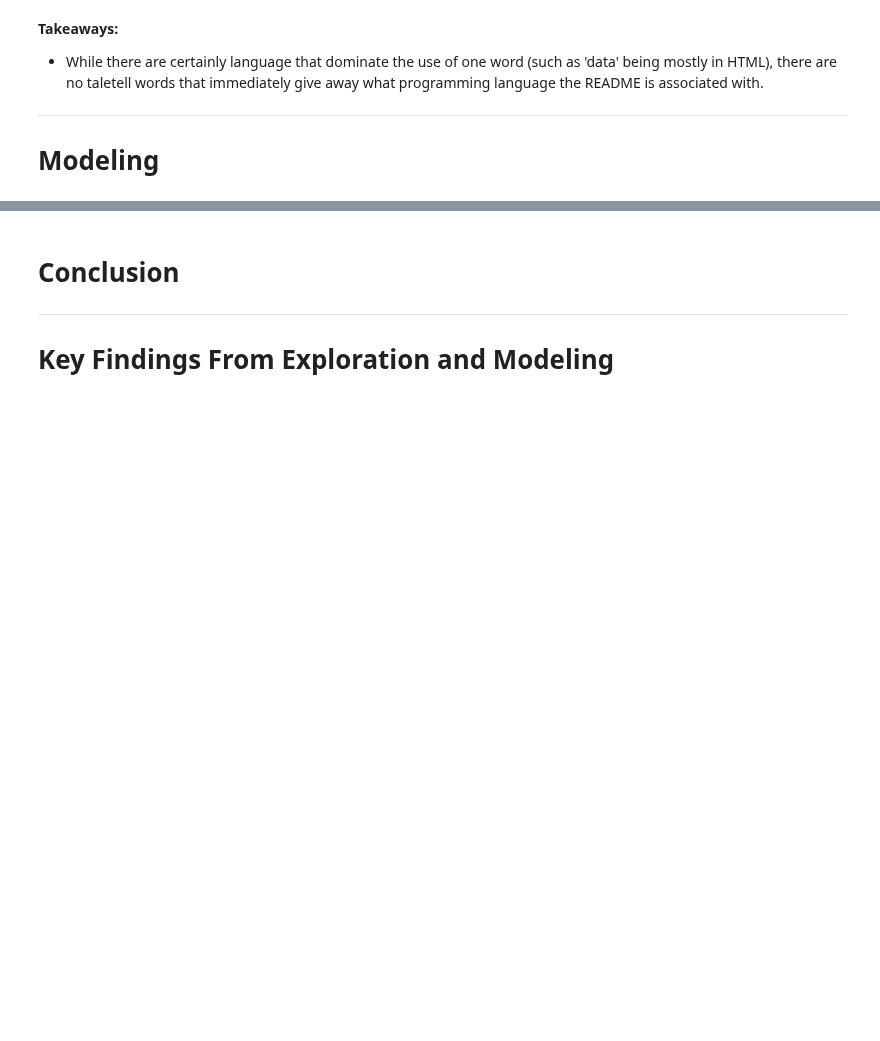
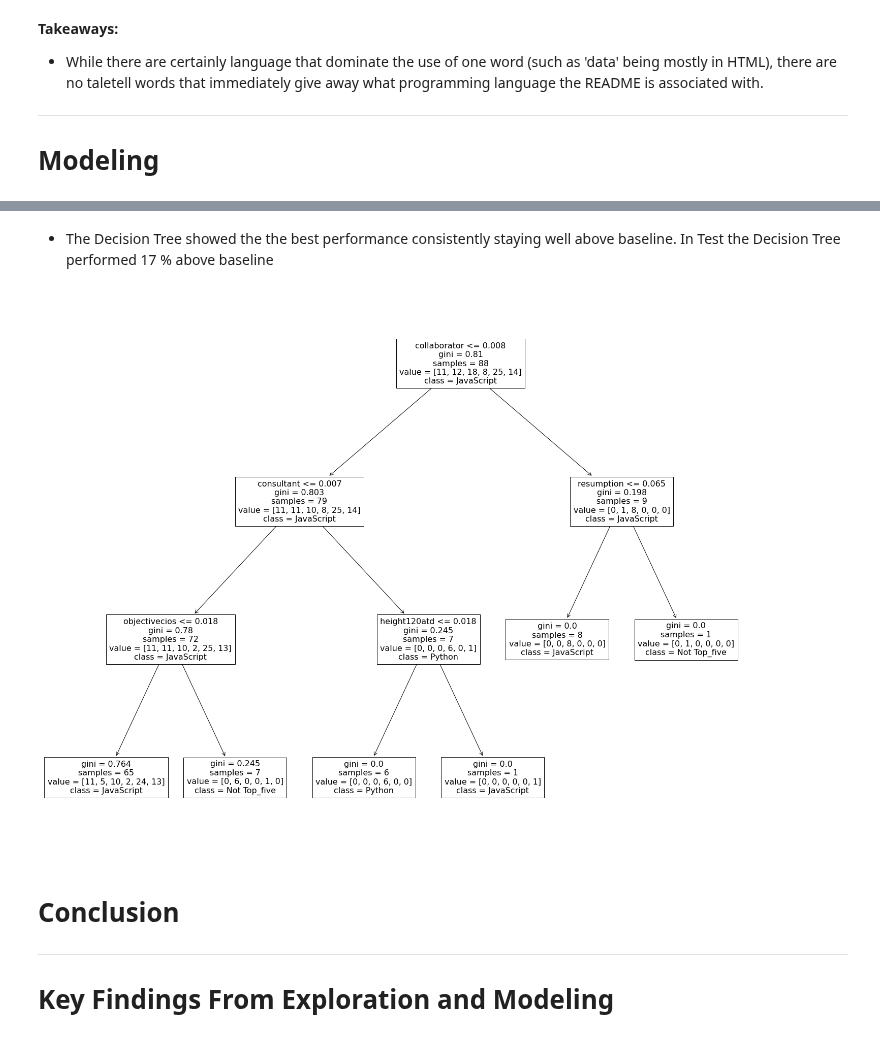
Before and after one commit to codeup-nlp/nlp-project, a Jupyter notebook: final_report.ipynb, the cells around one changed output, grey strips where cells are left out. Drawn from its saved outputs; the diff is of its cells as text; code cells hidden in the pictures; blank space fills up the shorter version.

```diff
--- a/final_report.ipynb
+++ b/final_report.ipynb
@@ -274,3 +274,28 @@ plt.show()
 * While there are certainly language that dominate the use of one word (such as 'data' being mostly in HTML), there are no taletell words that immediately give away what programming language the README is associated with.
 -----------
 # Modeling
+# %%
+# DummyClassifier from sklearn is used to create a baseline accuracy.
+from sklearn.dummy import DummyClassifier
+# TfidfVectorizer is used to create a sparce matrices of tf-idf scores to run through modeling
+from sklearn.feature_extraction.text import TfidfVectorizer
+# Import to split the data into train, test, split
+from sklearn.model_selection import train_test_split
+# Import to model the data
+from sklearn.tree import DecisionTreeClassifier, plot_tree
+from sklearn.ensemble import RandomForestClassifier
+from sklearn.neighbors import KNeighborsClassifier
+from sklearn.linear_model import LogisticRegression
+# Import to understand the data modeling scores
+from sklearn.metrics import classification_report, accuracy_score
+# Set Random State
+rs = 1729
+# %%
+# Create a list of top five languages by appearance in the dataset
+top_five = ['JavaScript','Python','HTML','C++','Jupyter Notebook']
+# Create a new version of our df to transform for modeling
+model_me = data.copy()
+# Rename the languages that are not in the top 5 "not_top_five"
+model_me['language'] = model_me.language.apply(lambda lang : lang if lang in top_five else "not_top_five")
+# show the distribution
+model_me.language.value_counts(normalize=True)
@@ -276,0 +339,9 @@ plt.show()
+# %%
+# Create the tf-idf model
+tfidf = TfidfVectorizer()
+# Fit the model and create the X, y variables for modeling
+X = tfidf.fit_transform(model_me.clean_text)
+y = model_me.language
+# Split the data into train (71%), validate (18.5%), test (10.5%) split
+X_train_validate, X_test, y_train_validate, y_test = train_test_split(X, y, stratify=y, test_size=.1, random_state = rs)
+X_train, X_validate, y_train, y_validate = train_test_split(X_train_validate, y_train_validate, stratify=y_train_validate, test_size=.2, random_state = rs)
@@ -276,0 +360,6 @@ plt.show()
+# %%
+# Create and fit each model
+lm = LogisticRegression(multi_class='multinomial',random_state=rs).fit(X_train, y_train)
+dtc = DecisionTreeClassifier(max_depth=3, random_state=rs).fit(X_train, y_train)
+rf = RandomForestClassifier(min_samples_leaf=3,max_depth=3, random_state=rs).fit(X_train,y_train)
+knn = KNeighborsClassifier().fit(X_train,y_train)
@@ -277,3 +549,12 @@ plt.show()
+# %% [markdown]
+- The Decision Tree showed the the best performance consistently staying well above baseline. In Test the Decision Tree performed 17 % above baseline
+# %%
+df = pd.DataFrame(X[0].T.todense(), index= tfidf.get_feature_names(), columns=["TF-IDF"]).sort_values('TF-IDF', ascending=False)
+plt.figure(figsize=(25,20))
+plot_tree(dtc, feature_names = df.index, class_names=y)
+plt.show()
+# %% [output]
+[figure, added]
 # %% [markdown]
 # Conclusion
 -----------------------------
```
Also changed, not shown: parts of 21 cells of this notebook, 1 other file.
